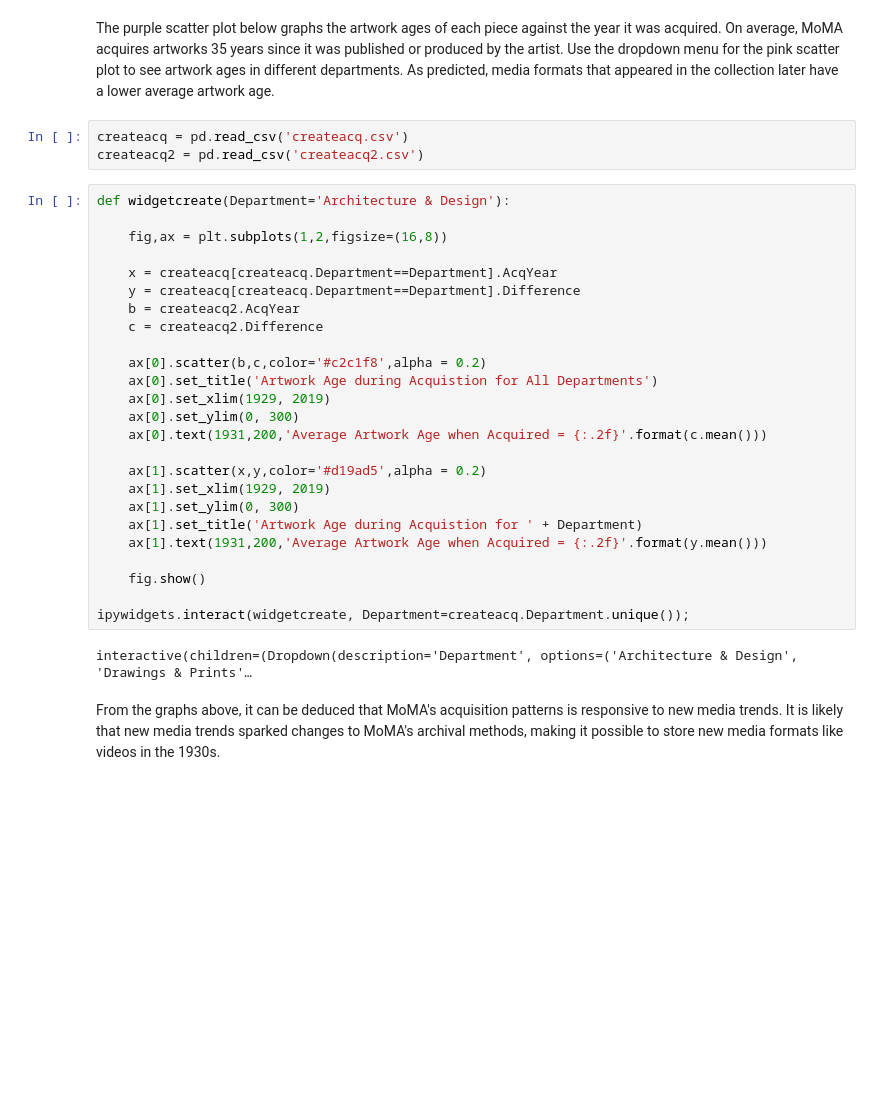
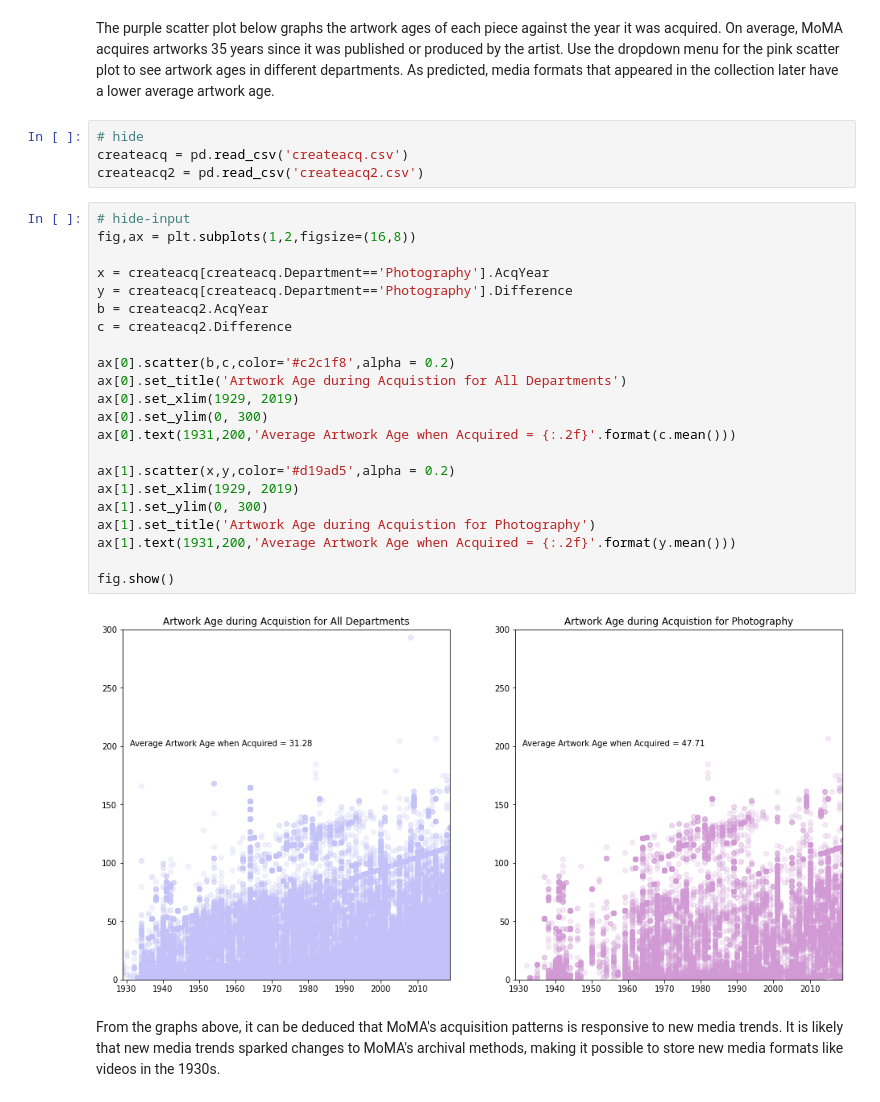
Before and after one commit to alanamalika/finalfast, a Jupyter notebook: _notebooks/2022-03-28-FinalNotebook.ipynb, the cells around one changed output. Cells and saved outputs as stored; diff of their text form; blank space fills up the shorter version.

```diff
--- a/_notebooks/2022-03-28-FinalNotebook.ipynb
+++ b/_notebooks/2022-03-28-FinalNotebook.ipynb
@@ -138,35 +138,33 @@ mediatime.legend(loc='upper left')
 # %% [markdown]
 The purple scatter plot below graphs the artwork ages of each piece against the year it was acquired. On average, MoMA acquires artworks 35 years since it was published or produced by the artist. Use the dropdown menu for the pink scatter plot to see artwork ages in different departments. As predicted, media formats that appeared in the collection later have a lower average artwork age.
 # %%
+# hide
 createacq = pd.read_csv('createacq.csv')
 createacq2 = pd.read_csv('createacq2.csv')
 # %%
-def widgetcreate(Department='Architecture & Design'):
+# hide-input
+fig,ax = plt.subplots(1,2,figsize=(16,8))
 
-    fig,ax = plt.subplots(1,2,figsize=(16,8))
+x = createacq[createacq.Department=='Photography'].AcqYear
+y = createacq[createacq.Department=='Photography'].Difference
+b = createacq2.AcqYear
+c = createacq2.Difference
 
-    x = createacq[createacq.Department==Department].AcqYear
-    y = createacq[createacq.Department==Department].Difference
-    b = createacq2.AcqYear
-    c = createacq2.Difference
+ax[0].scatter(b,c,color='#c2c1f8',alpha = 0.2)
+ax[0].set_title('Artwork Age during Acquistion for All Departments')
+ax[0].set_xlim(1929, 2019)
+ax[0].set_ylim(0, 300)
+ax[0].text(1931,200,'Average Artwork Age when Acquired = {:.2f}'.format(c.mean()))
 
-    ax[0].scatter(b,c,color='#c2c1f8',alpha = 0.2)
-    ax[0].set_title('Artwork Age during Acquistion for All Departments')
-    ax[0].set_xlim(1929, 2019)
-    ax[0].set_ylim(0, 300)
-    ax[0].text(1931,200,'Average Artwork Age when Acquired = {:.2f}'.format(c.mean()))
+ax[1].scatter(x,y,color='#d19ad5',alpha = 0.2)
+ax[1].set_xlim(1929, 2019)
+ax[1].set_ylim(0, 300)
+ax[1].set_title('Artwork Age during Acquistion for Photography')
+ax[1].text(1931,200,'Average Artwork Age when Acquired = {:.2f}'.format(y.mean()))
 
-    ax[1].scatter(x,y,color='#d19ad5',alpha = 0.2)
-    ax[1].set_xlim(1929, 2019)
-    ax[1].set_ylim(0, 300)
-    ax[1].set_title('Artwork Age during Acquistion for ' + Department)
-    ax[1].text(1931,200,'Average Artwork Age when Acquired = {:.2f}'.format(y.mean()))
-
-    fig.show()
-
-ipywidgets.interact(widgetcreate, Department=createacq.Department.unique());
+fig.show()
 # %% [output]
-interactive(children=(Dropdown(description='Department', options=('Architecture & Design', 'Drawings & Prints'…
+[figure, added]
 # %% [markdown]
 From the graphs above, it can be deduced that MoMA's acquisition patterns is responsive to new media trends. It is likely that new media trends sparked changes to MoMA's archival methods, making it possible to store new media formats like videos in the 1930s.
 # %% [markdown]
```
